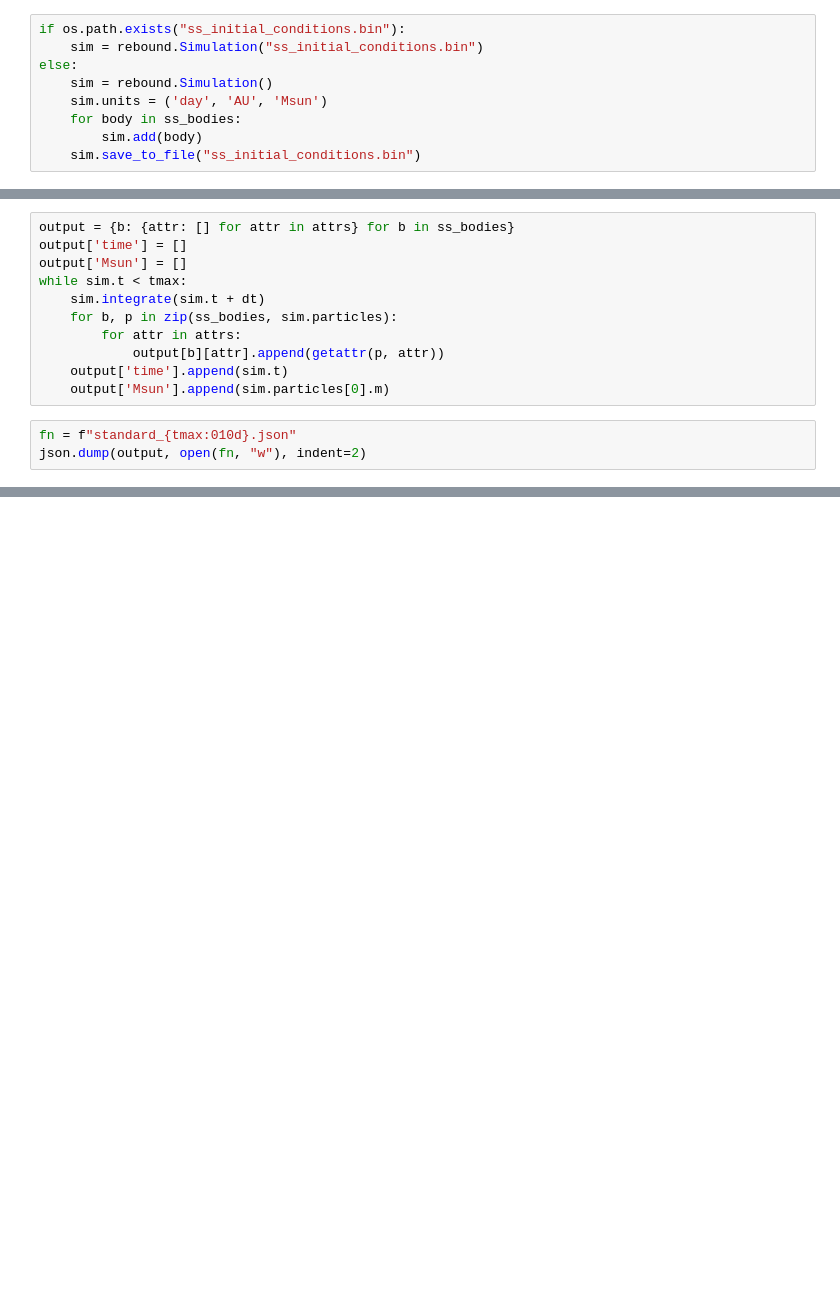
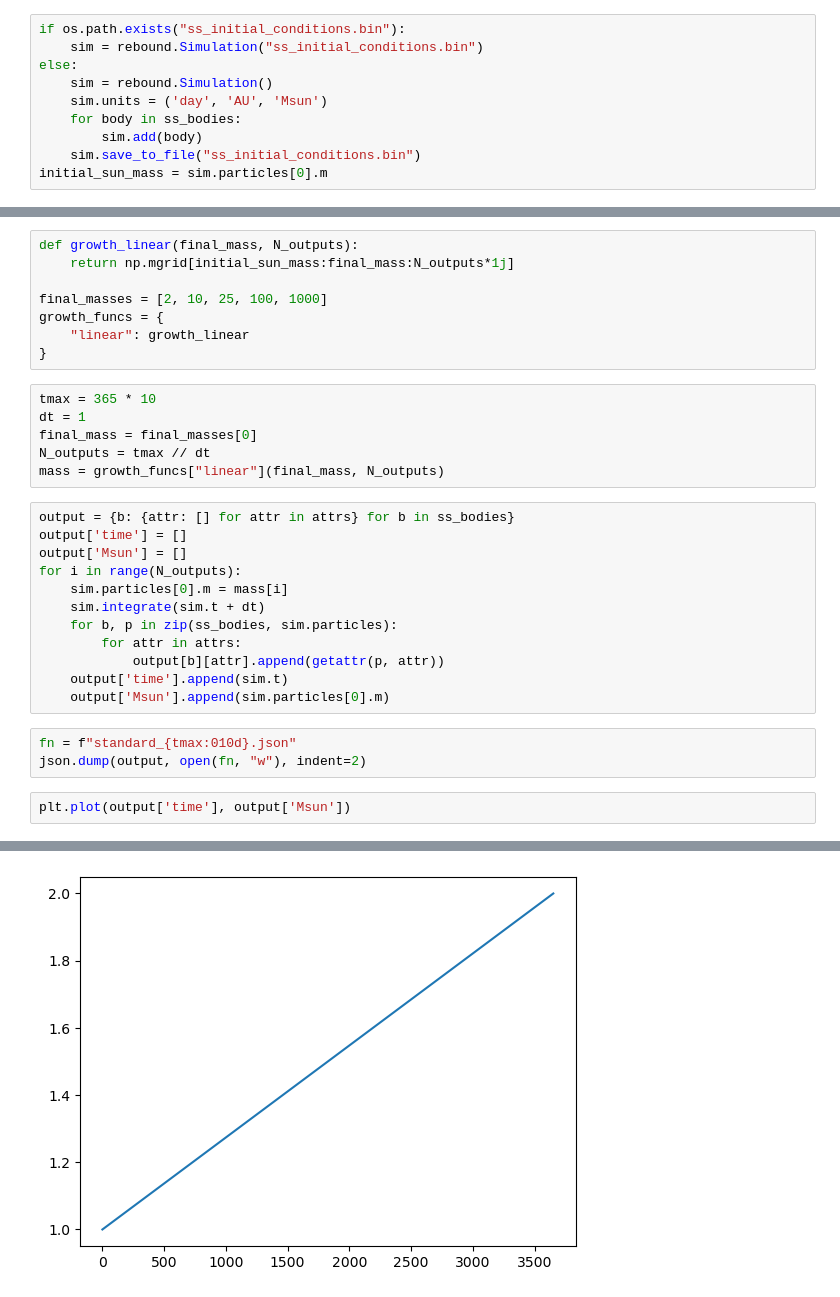
Before and after one commit to data-exp-lab/orbit-experiments, a Jupyter notebook: explore_solar_mass_change.ipynb, the cells around one changed output, grey strips where cells are left out. Cells and saved outputs as stored; diff of their text form; blank space fills up the shorter version.

Commit message:
Add some functions for mass growth

```diff
--- a/explore_solar_mass_change.ipynb
+++ b/explore_solar_mass_change.ipynb
@@ -18,3 +18,4 @@ else:
     for body in ss_bodies:
         sim.add(body)
     sim.save_to_file("ss_initial_conditions.bin")
+initial_sun_mass = sim.particles[0].m
@@ -24,8 +22,23 @@ dt = 1
+# %%
+def growth_linear(final_mass, N_outputs):
+    return np.mgrid[initial_sun_mass:final_mass:N_outputs*1j]
+
+final_masses = [2, 10, 25, 100, 1000]
+growth_funcs = {
+    "linear": growth_linear
+}
+# %%
+tmax = 365 * 10
+dt = 1
+final_mass = final_masses[0]
+N_outputs = tmax // dt
+mass = growth_funcs["linear"](final_mass, N_outputs)
 # %%
 output = {b: {attr: [] for attr in attrs} for b in ss_bodies}
 output['time'] = []
 output['Msun'] = []
-while sim.t < tmax:
+for i in range(N_outputs):
+    sim.particles[0].m = mass[i]
     sim.integrate(sim.t + dt)
     for b, p in zip(ss_bodies, sim.particles):
         for attr in attrs:
@@ -35,3 +48,6 @@ while sim.t < tmax:
 # %%
 fn = f"standard_{tmax:010d}.json"
 json.dump(output, open(fn, "w"), indent=2)
+# %%
+plt.plot(output['time'], output['Msun'])
+# %% [output]
@@ -37,0 +55 @@ json.dump(output, open(fn, "w"), indent=2)
+[figure, added]
```
Also changed, not shown: parts of 3 cells of this notebook.
